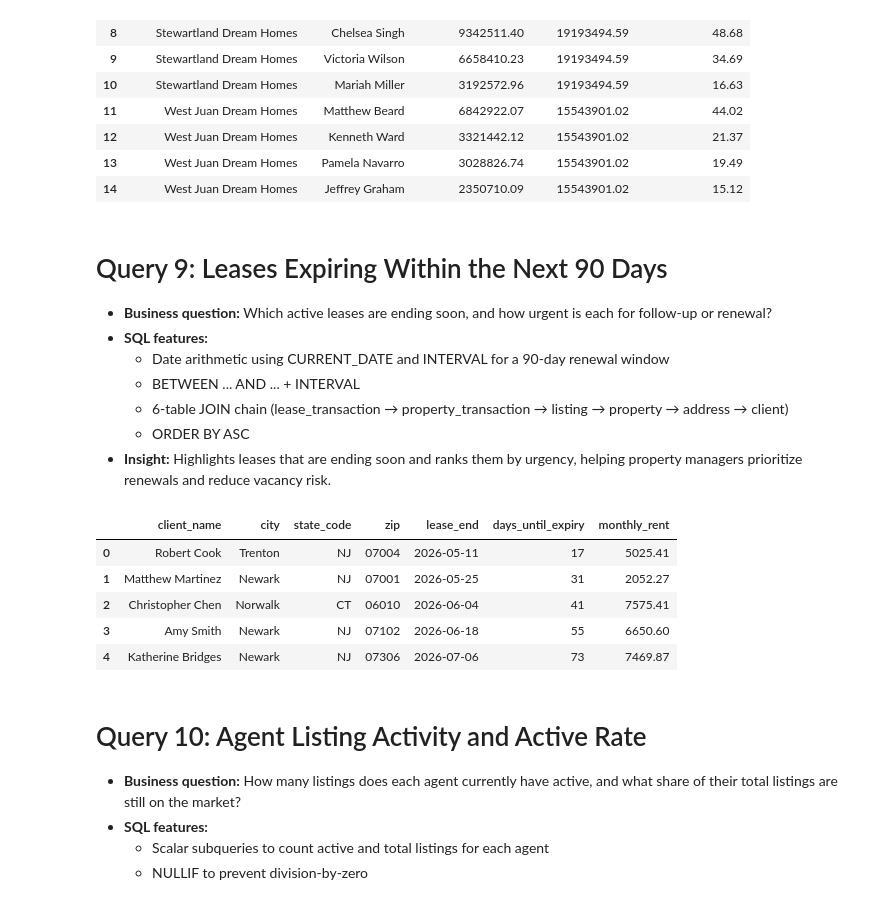
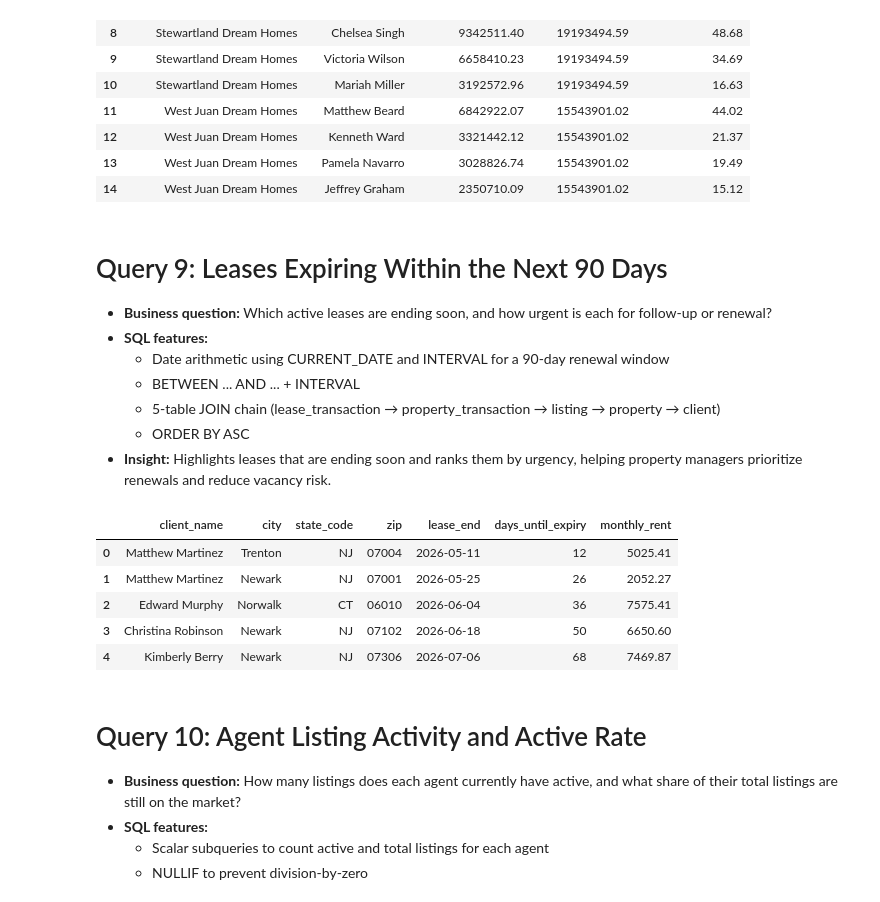
Before and after one commit to jamesgao0528/dream-homes-nyc, a Jupyter notebook: 04_queries.ipynb, the cells around one changed output. Saved outputs shown, nothing was run; the diff lists cells and outputs as text; code cells hidden in the pictures.

```diff
--- a/04_queries.ipynb
+++ b/04_queries.ipynb
@@ -347,36 +352,36 @@ df
 - **SQL features:**
   - Date arithmetic using CURRENT_DATE and INTERVAL for a 90-day renewal window
   - BETWEEN ... AND ... + INTERVAL
-  - 6-table JOIN chain (lease_transaction → property_transaction → listing → property → address → client)
+  - 5-table JOIN chain (lease_transaction → property_transaction → listing → property → client)
   - ORDER BY ASC
 - **Insight:** Highlights leases that are ending soon and ranks them by urgency, helping property managers prioritize renewals and reduce vacancy risk.
 # %%
 df = pd.read_sql("""
     SELECT
         c.first_name || ' ' || c.last_name AS client_name,
-        a.city,
-        a.state_code,
-        a.zip,
-        lt.lease_end,
-        (lt.lease_end - CURRENT_DATE) AS days_until_expiry,
+        p.city,
+        p.state_code,
+        p.zip,
+        lt.lease_end::date AS lease_end,
+        (lt.lease_end::date - CURRENT_DATE) AS days_until_expiry,
         lt.monthly_rent
     FROM lease_transaction lt
     JOIN property_transaction pt ON pt.transaction_id = lt.transaction_id
     JOIN listing l ON l.listing_id = pt.listing_id
     JOIN property p ON p.property_id = l.property_id
-    JOIN address a ON a.address_id = p.address_id
     JOIN client c ON c.client_id = pt.client_id
-    WHERE lt.lease_end BETWEEN CURRENT_DATE AND CURRENT_DATE + INTERVAL '90 days'
-    ORDER BY lt.lease_end ASC
+    WHERE lt.lease_end::date BETWEEN CURRENT_DATE AND CURRENT_DATE + INTERVAL '90 days'
+    ORDER BY lt.lease_end::date ASC
 """, engine)
+
 df
 # %% [output]
 |  | client_name | city | state_code | zip | lease_end | days_until_expiry | monthly_rent |
-| 0 | Robert Cook | Trenton | NJ | 07004 | 2026-05-11 | 17 | 5025.41 |
-| 1 | Matthew Martinez | Newark | NJ | 07001 | 2026-05-25 | 31 | 2052.27 |
-| 2 | Christopher Chen | Norwalk | CT | 06010 | 2026-06-04 | 41 | 7575.41 |
-| 3 | Amy Smith | Newark | NJ | 07102 | 2026-06-18 | 55 | 6650.60 |
-| 4 | Katherine Bridges | Newark | NJ | 07306 | 2026-07-06 | 73 | 7469.87 |
+| 0 | Matthew Martinez | Trenton | NJ | 07004 | 2026-05-11 | 12 | 5025.41 |
+| 1 | Matthew Martinez | Newark | NJ | 07001 | 2026-05-25 | 26 | 2052.27 |
+| 2 | Edward Murphy | Norwalk | CT | 06010 | 2026-06-04 | 36 | 7575.41 |
+| 3 | Christina Robinson | Newark | NJ | 07102 | 2026-06-18 | 50 | 6650.60 |
+| 4 | Kimberly Berry | Newark | NJ | 07306 | 2026-07-06 | 68 | 7469.87 |
 # %% [markdown]
 # Query 10: Agent Listing Activity and Active Rate
 - **Business question:** How many listings does each agent currently have active, and what share of their total listings are still on the market?
```
Also changed, not shown: parts of 4 cells of this notebook.
